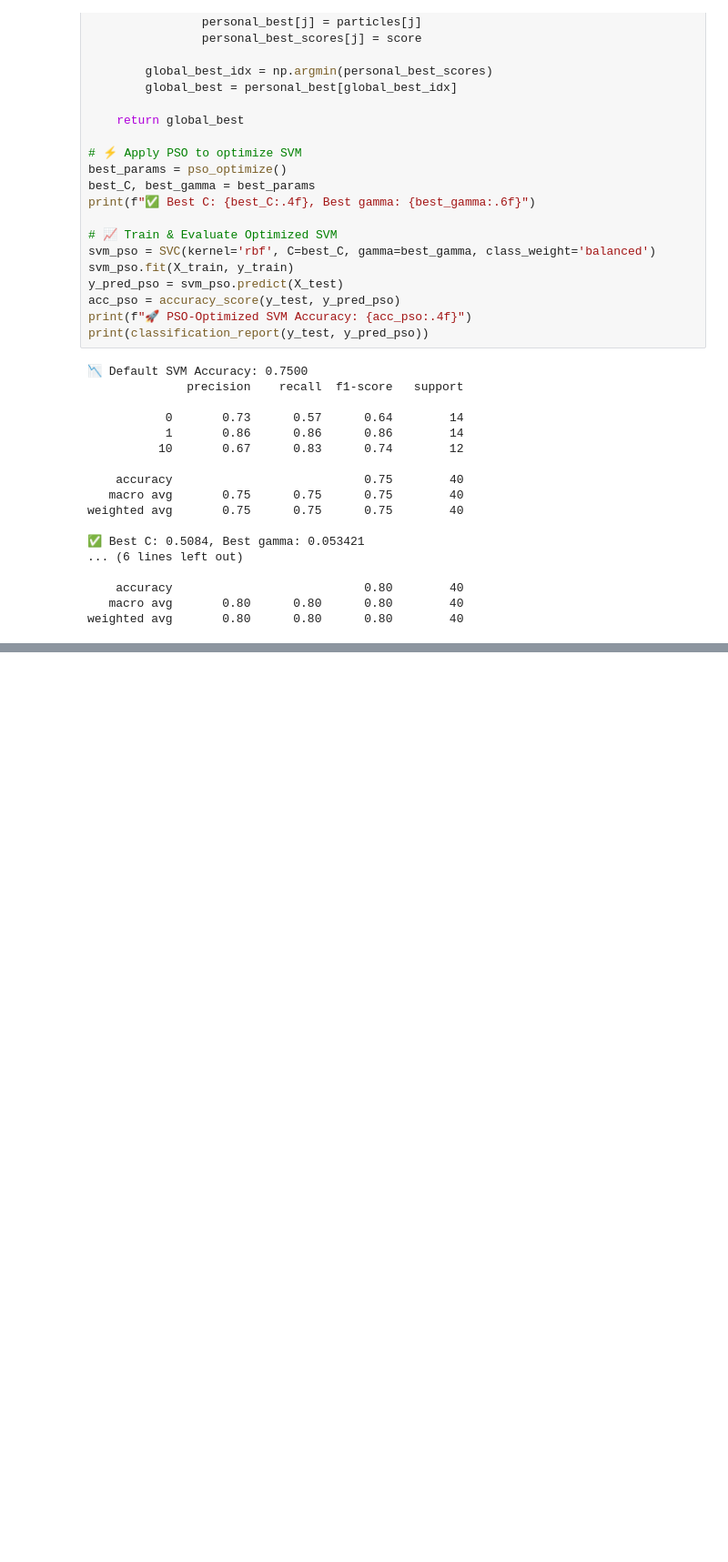
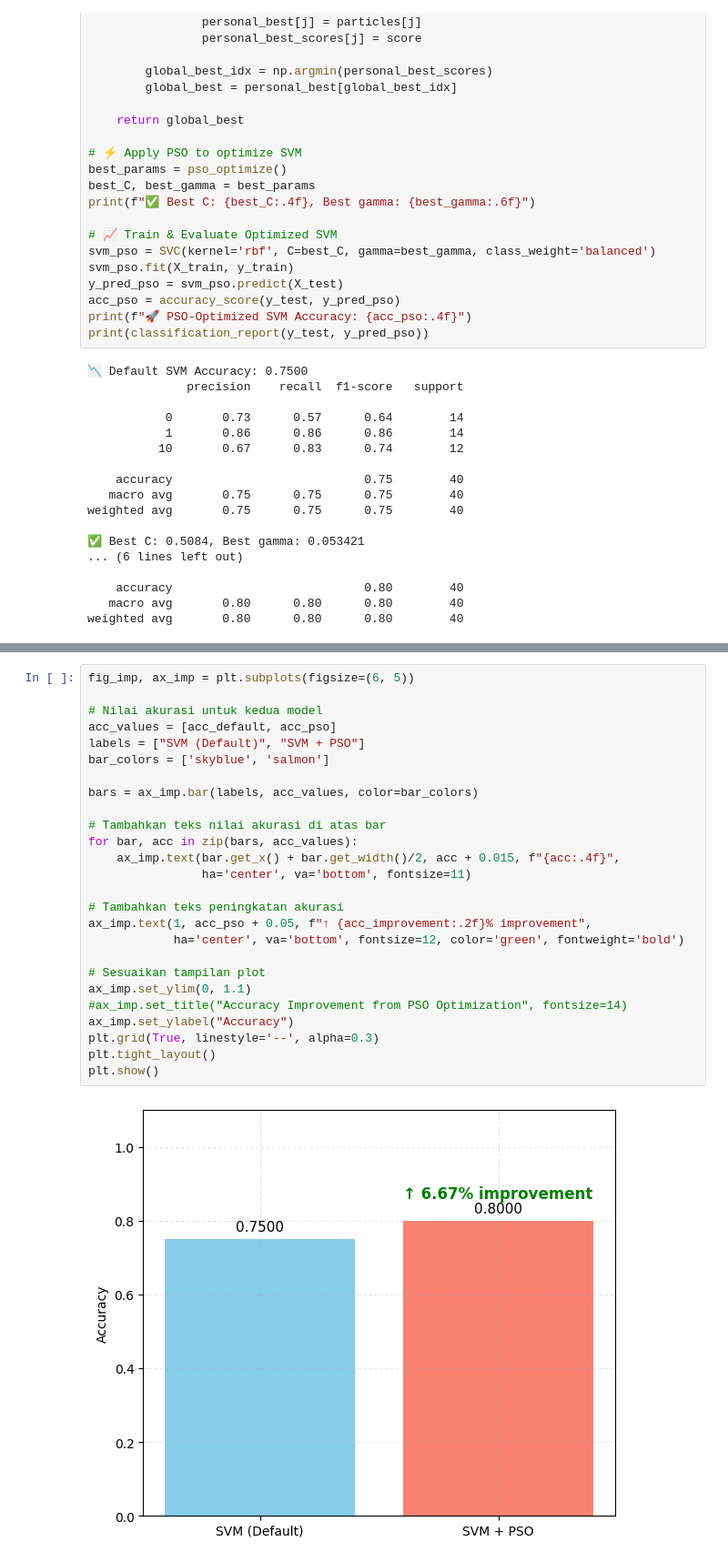
Before and after one commit to verykurniabakti/visenvimu, a Jupyter notebook: overfitting_imu_data_pso_svm.ipynb, the cells around one changed output, grey strips where cells are left out. Shown at 91% size. Drawn from its saved outputs; the diff is of its cells as text; blank space fills up the shorter version.

```diff
--- a/overfitting_imu_data_pso_svm.ipynb
+++ b/overfitting_imu_data_pso_svm.ipynb
@@ -1052,0 +948,28 @@ F1-Score : 0.7623
+# %%
+fig_imp, ax_imp = plt.subplots(figsize=(6, 5))
+
+# Nilai akurasi untuk kedua model
+acc_values = [acc_default, acc_pso]
+labels = ["SVM (Default)", "SVM + PSO"]
+bar_colors = ['skyblue', 'salmon']
+
+bars = ax_imp.bar(labels, acc_values, color=bar_colors)
+
+# Tambahkan teks nilai akurasi di atas bar
+for bar, acc in zip(bars, acc_values):
+    ax_imp.text(bar.get_x() + bar.get_width()/2, acc + 0.015, f"{acc:.4f}",
+                ha='center', va='bottom', fontsize=11)
+
+# Tambahkan teks peningkatan akurasi
+ax_imp.text(1, acc_pso + 0.05, f"↑ {acc_improvement:.2f}% improvement",
+            ha='center', va='bottom', fontsize=12, color='green', fontweight='bold')
+
+# Sesuaikan tampilan plot
+ax_imp.set_ylim(0, 1.1)
+#ax_imp.set_title("Accuracy Improvement from PSO Optimization", fontsize=14)
+ax_imp.set_ylabel("Accuracy")
+plt.grid(True, linestyle='--', alpha=0.3)
+plt.tight_layout()
+plt.show()
+# %% [output]
+[figure, added]
```
Also changed, not shown: parts of 8 cells of this notebook, 7 other files.
